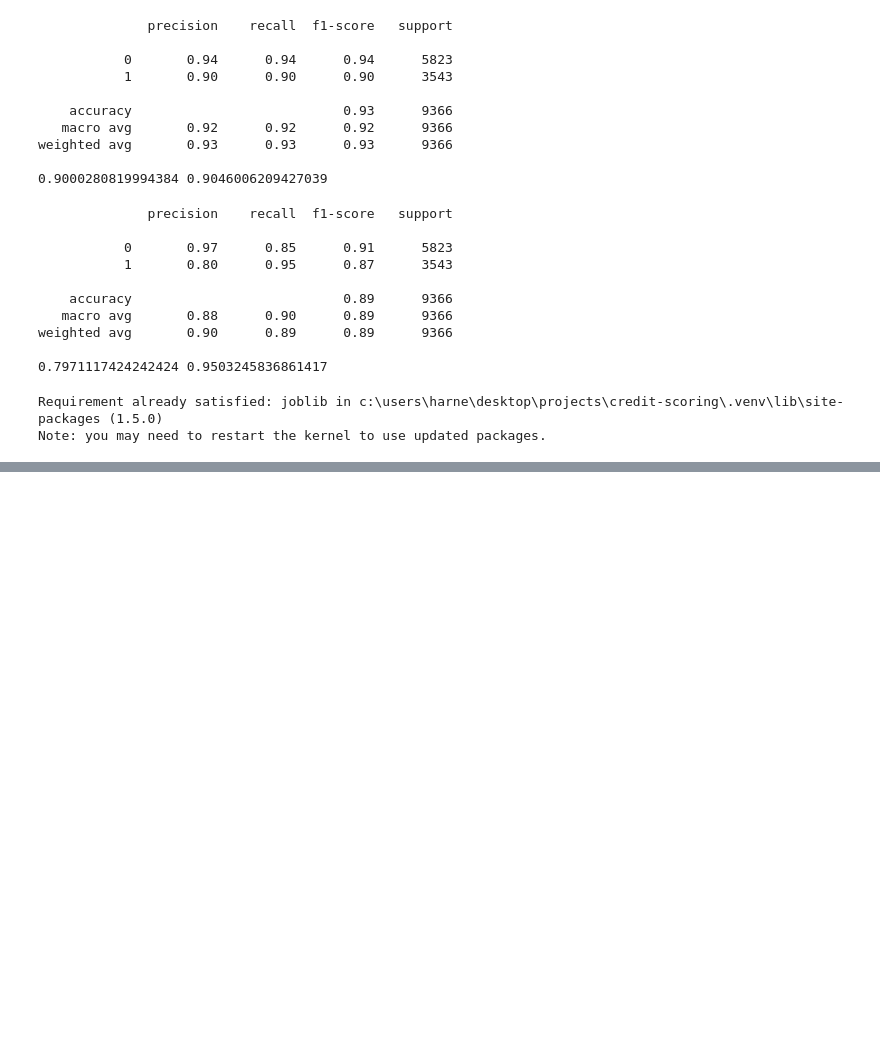
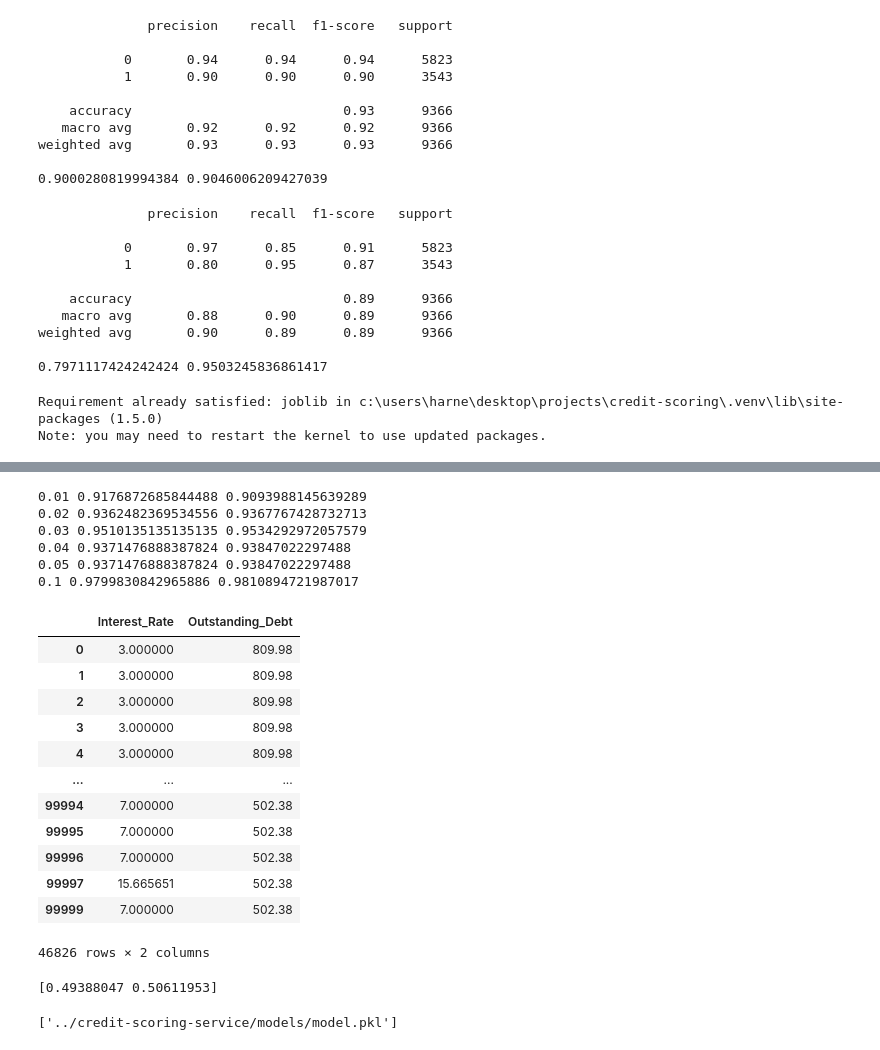
Before and after one commit to DanisSharafiev/credit-scoring, a Jupyter notebook: notebooks/main.ipynb, the cells around one changed output, grey strips where cells are left out. Saved outputs shown, nothing was run; the diff lists cells and outputs as text; code cells hidden in the pictures; blank space fills up the shorter version.

```diff
--- a/notebooks/main.ipynb
+++ b/notebooks/main.ipynb
@@ -882,0 +951,39 @@ joblib.dump(tree_model, '../credit-scoring-service/models/model.pkl')
+# %%
+for i in [0.01, 0.02, 0.03, 0.04, 0.05, 0.1]:
+    significant_features = feature_importance_df[feature_importance_df["Importance"] > i]["Feature"]
+    train_without_standard = train_without_standard[significant_features]
+    tree_model_with_significant_features = DecisionTreeClassifier(random_state=0)
+    tree_model_with_significant_features.fit(X_train[significant_features], y_train)
+    y_pred = tree_model_with_significant_features.predict(X_test[significant_features])
+    print(i, precision_score(y_test, y_pred), recall_score(y_test, y_pred))
+# %% [output]
+0.01 0.9176872685844488 0.9093988145639289
+0.02 0.9362482369534556 0.9367767428732713
+0.03 0.9510135135135135 0.9534292972057579
+0.04 0.9371476888387824 0.93847022297488
+0.05 0.9371476888387824 0.93847022297488
+0.1 0.9799830842965886 0.9810894721987017
+# %%
+train_without_standard
+# %% [output]
+|  | Interest_Rate | Outstanding_Debt |
+| 0 | 3.000000 | 809.98 |
+| 1 | 3.000000 | 809.98 |
+| 2 | 3.000000 | 809.98 |
+| 3 | 3.000000 | 809.98 |
+| 4 | 3.000000 | 809.98 |
+| ... | ... | ... |
+| 99994 | 7.000000 | 502.38 |
+| 99995 | 7.000000 | 502.38 |
+| 99996 | 7.000000 | 502.38 |
+| 99997 | 15.665651 | 502.38 |
+| 99999 | 7.000000 | 502.38 |
+46826 rows × 2 columns
+# %%
+print(tree_model_with_significant_features.feature_importances_)
+# %% [output]
+[0.49388047 0.50611953]
+# %%
+joblib.dump(tree_model_with_significant_features, '../credit-scoring-service/models/model.pkl')
+# %% [output]
+['../credit-scoring-service/models/model.pkl']
```
Also changed, not shown: parts of 14 cells of this notebook, 2 other files.
